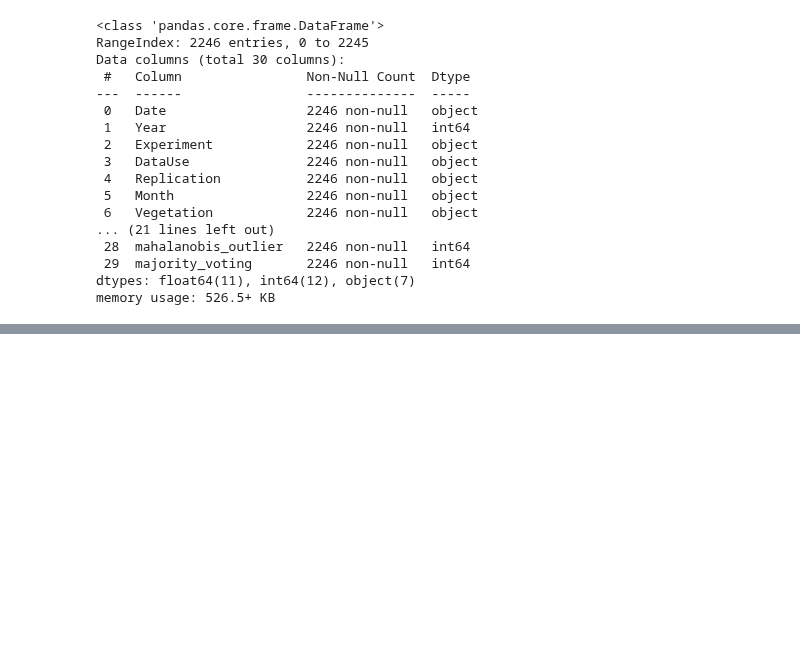
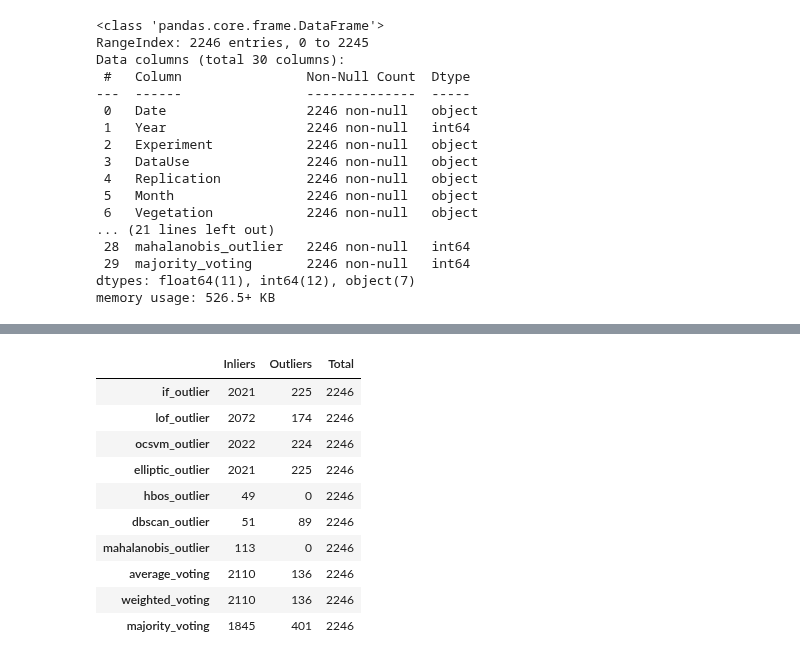
Before and after one commit to roniwahyu/outlier-detection2024, a Jupyter notebook: 01.Dataset-Rofiqul/Ujicoba3-29052024/09_05_2_N2O_Agriculture_OutliersDetection_VotingBased_2.ipynb, the cells around one changed output, grey strips where cells are left out. Cells and saved outputs as stored; diff of their text form; code cells hidden in the pictures; blank space fills up the shorter version.

```diff
--- a/01.Dataset-Rofiqul/Ujicoba3-29052024/09_05_2_N2O_Agriculture_OutliersDetection_VotingBased_2.ipynb
+++ b/01.Dataset-Rofiqul/Ujicoba3-29052024/09_05_2_N2O_Agriculture_OutliersDetection_VotingBased_2.ipynb
@@ -140,0 +161,30 @@ memory usage: 561.6+ KB
+# %%
+# Generate statistics for each detection method and voting-based result
+methods = ['if_outlier', 'lof_outlier', 'ocsvm_outlier', 'elliptic_outlier', 'hbos_outlier', 'dbscan_outlier', 'mahalanobis_outlier', 'average_voting', 'weighted_voting', 'majority_voting']
+
+statistics = {}
+
+for method in methods:
+    counts = data[method].value_counts()
+    stats = {
+        'Inliers': counts.get(1, 0),
+        'Outliers': counts.get(-1, 0),
+        'Total': counts.sum()
+    }
+    statistics[method] = stats
+
+# Convert the statistics to a DataFrame for better visualization
+statistics_df = pd.DataFrame(statistics).T
+statistics_df
+# %% [output]
+|  | Inliers | Outliers | Total |
+| if_outlier | 2021 | 225 | 2246 |
+| lof_outlier | 2072 | 174 | 2246 |
+| ocsvm_outlier | 2022 | 224 | 2246 |
+| elliptic_outlier | 2021 | 225 | 2246 |
+| hbos_outlier | 49 | 0 | 2246 |
+| dbscan_outlier | 51 | 89 | 2246 |
+| mahalanobis_outlier | 113 | 0 | 2246 |
+| average_voting | 2110 | 136 | 2246 |
+| weighted_voting | 2110 | 136 | 2246 |
+| majority_voting | 1845 | 401 | 2246 |
```
Also changed, not shown: parts of 6 cells of this notebook, 1 other file.
